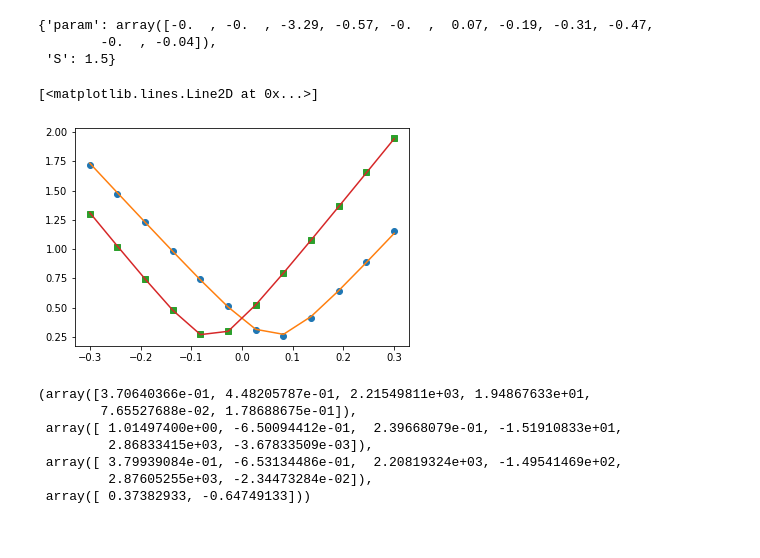
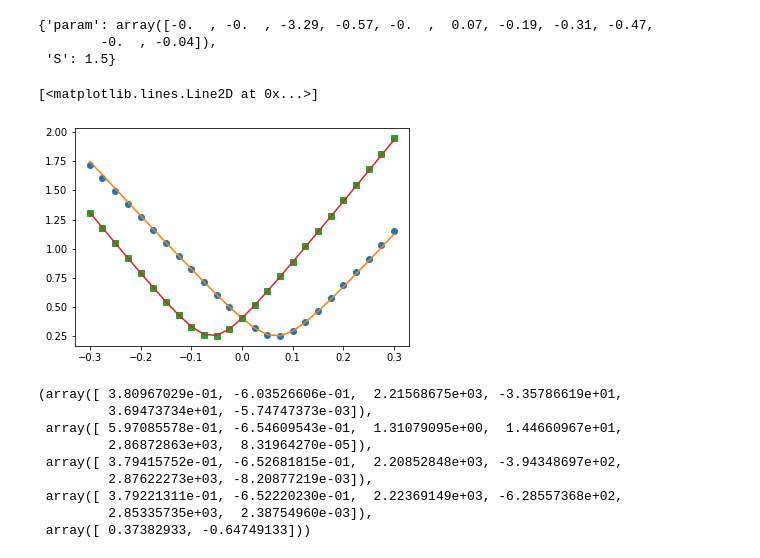
Before and after one commit to pietrodelugas/plot_tommaso, a Jupyter notebook: note_book_prova1.ipynb, the cells around one changed output. Cells and saved outputs as stored; diff of their text form; code cells hidden in the pictures.

```diff
--- a/note_book_prova1.ipynb
+++ b/note_book_prova1.ipynb
@@ -284,44 +284,49 @@ inp
         -0.  , -0.04]),
  'S': 1.5}
 # %%
-lspace =  np.linspace(-0.3, 0.3, 12)
+lspace =  np.linspace(-0.3, 0.3, 25)
 def gap_prova(x,k0x, k0y, hxx, hxy, hyy, beta):
   delta_k = x - np.array([k0x,k0y])
   h = np.array([[hxx,hxy],[hxy,hyy]])
   if (delta_k.dot(h)).dot(delta_k) + beta > 0.:
     return np.sqrt((delta_k.dot(h)).dot(delta_k) + beta)
   else:
     return 0
 #
 def gap_prova_v(xv, k0x, k0y, hxx,hxy,hyy, beta):
   return [gap_prova(_, k0x, k0y, hxx,hxy,hyy, beta) for _ in xv]
 #
 kxky_dir = lambda q: q.dot(recip)[0:2]
 xdata = [kxky_dir(k+s*d_frac[0]) for s in  lspace]
 xdata2 =[kxky_dir(k+s*d_frac[1]) for s in  lspace]
 ydata = [gap(k+s*d_frac[0],inp) for s in lspace]
 ydata2 = [gap(k+s*d_frac[1],inp) for s in lspace]
-p = curve_fit(gap_prova_v, xdata,ydata,p0=[k.dot(recip)[0], k.dot(recip)[1],   1,0,1,0],maxfev= 1000, sigma=np.full_like(ydata,0.001))
-p2 = curve_fit(gap_prova_v, xdata2,ydata2,p0=[k.dot(recip)[0], k.dot(recip)[1],1,0,1,0], maxfev=1000, sigma=np.full_like(ydata,0.001))
+datamesh = [kxky_dir(k+i*s*d_frac[0]+j*s*d_frac[1]) for s in [0.1,] for i,j  in [(0,0),(1,0),(0,1),(-1,0),(0,-1),(1,1),(-1,-1)]]
+ymesh =  [gap(k+i*s*d_frac[0]+j*s*d_frac[1],inp) for s in [0.1,] for i,j  in [(0,0),(1,0),(0,1),(-1,0),(0,-1),(1,1),(-1,-1)]]
+p = curve_fit(gap_prova_v, xdata,ydata,p0=[k.dot(recip)[0], k.dot(recip)[1],   1,0,1,0],maxfev= 1000, sigma=np.full_like(ydata,0.01))
+p2 = curve_fit(gap_prova_v, xdata2,ydata2,p0=[k.dot(recip)[0], k.dot(recip)[1],1,0,1,0], maxfev=1000, sigma=np.full_like(ydata2,0.01))
 xdata3 = xdata+xdata2
 ydata3 = ydata+ydata2
-p3 = curve_fit(gap_prova_v, xdata3,ydata3,p0=[k.dot(recip)[0], k.dot(recip)[1],1,0,1,0], maxfev=1000, sigma=np.full_like(ydata3,0.001))
-fitted = [gap_prova(x_,*p3[0]) for x_ in xdata]
-fitted2 = [gap_prova(x_,*p3[0]) for x_ in xdata2]
+p3 = curve_fit(gap_prova_v, xdata3,ydata3,p0=[k.dot(recip)[0], k.dot(recip)[1],1,0,1,0], maxfev=1000, sigma=np.full_like(ydata3,0.01))
+p4 = curve_fit(gap_prova_v, datamesh, ymesh,p0=[k.dot(recip)[0], k.dot(recip)[1],1,0,1,0],maxfev=1000, sigma=np.full_like(ymesh,0.01))
+fitted = [gap_prova(x_,*p4[0]) for x_ in xdata]
+fitted2 = [gap_prova(x_,*p4[0]) for x_ in xdata2]
 plt.plot(lspace, ydata, 'o')
 plt.plot(lspace,fitted)
 plt.plot(lspace, ydata2,'s')
 plt.plot(lspace, fitted2)
 # %% [output]
 [<matplotlib.lines.Line2D at 0x...>]
-[figure, old version]
+[figure, new version]
 # %%
-p[0],p2[0],p3[0],k.dot(recip)[0:2]
+p[0],p2[0],p3[0],p4[0], k.dot(recip)[0:2]
 # %% [output]
-(array([3.70640366e-01, 4.48205787e-01, 2.21549811e+03, 1.94867633e+01,
-        7.65527688e-02, 1.78688675e-01]),
- array([ 1.01497400e+00, -6.50094412e-01,  2.39668079e-01, -1.51910833e+01,
-         2.86833415e+03, -3.67833509e-03]),
- array([ 3.79939084e-01, -6.53134486e-01,  2.20819324e+03, -1.49541469e+02,
-         2.87605255e+03, -2.34473284e-02]),
+(array([ 3.80967029e-01, -6.03526606e-01,  2.21568675e+03, -3.35786619e+01,
+         3.69473734e+01, -5.74747373e-03]),
+ array([ 5.97085578e-01, -6.54609543e-01,  1.31079095e+00,  1.44660967e+01,
+         2.86872863e+03,  8.31964270e-05]),
+ array([ 3.79415752e-01, -6.52681815e-01,  2.20852848e+03, -3.94348697e+02,
+         2.87622273e+03, -8.20877219e-03]),
+ array([ 3.79221311e-01, -6.52220230e-01,  2.22369149e+03, -6.28557368e+02,
+         2.85335735e+03,  2.38754960e-03]),
  array([ 0.37382933, -0.64749133]))
```
Also changed, not shown: parts of 3 cells of this notebook.
